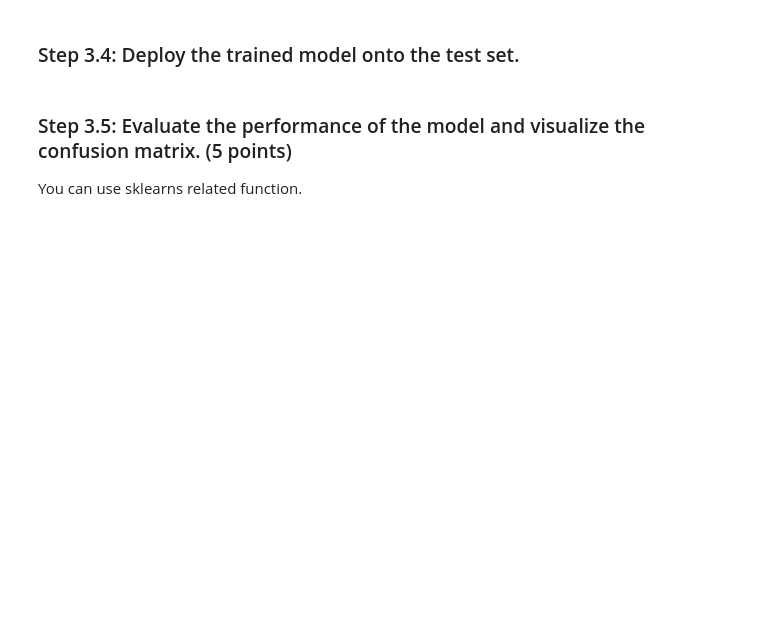
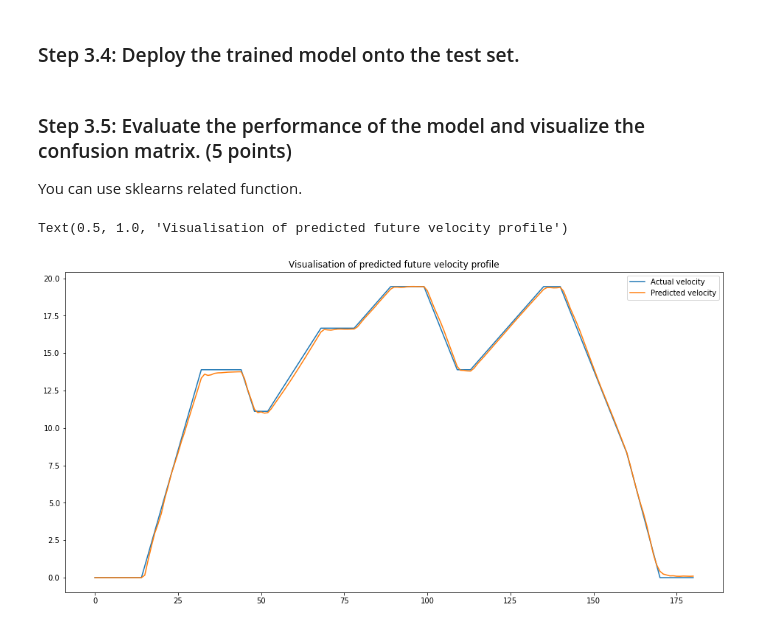
Before and after one commit to tsersiew/fyp_speed_predictor, a Jupyter notebook: LSTM.ipynb, the cells around one changed output. Saved outputs shown, nothing was run; the diff lists cells and outputs as text; code cells hidden in the pictures; blank space fills up the shorter version.

```diff
--- a/LSTM.ipynb
+++ b/LSTM.ipynb
@@ -31,9 +30,7 @@ You may add more helper functions if you want.
 
 In this section we are following the Pytorch [dataset](https://pytorch.org/vision/stable/datasets.html) class structure. You can take inspiration from their documentation.
 # %%
-# load dataset
-#cycle_nedc = pd.read_csv("../DrivingCycles/Europe/")
-
+# folder names
 dc_folders = ['Europe', 'Japan', 'USA']
 
 # Implement the dataset class
@@ -42,27 +39,23 @@ class DrivingCyclesDataset(Dataset):
                  path_to_images,
                  idxs_train,
                  idxs_test,
-                 transform_extra=None,
-                 img_size=128,
                  train=True):
         # path_to_images: where you put the driving cycles dataset
         # idxs_train: training set indexes
         # idxs_test: test set indexes
-        # transform_extra: extra data transform
-        # img_size: resize all images to a standard size
         # train: return training set or test set
 
         # Load all the driving cycles
-        #### ADD YOUR CODE HERE ####
         alldata = []
+        dcnames = []
         mat = loadmat('./DrivingCycles/WLTPextended.mat')
-        df = pd.DataFrame(mat['V_z'], columns = ['V_z'])
-        df2 = pd.DataFrame(mat['T_z'], columns = ['T_z'])
-        df3 = pd.DataFrame(mat['D_z'], columns = ['D_z'])
+        df = pd.DataFrame(mat['V_z'], columns = ['V_z']) # velocity
+        df2 = pd.DataFrame(mat['T_z'], columns = ['T_z']) # time
+        df3 = pd.DataFrame(mat['D_z'], columns = ['D_z']) # acceleration
         df4 = pd.DataFrame(mat['G_z'], columns = ['G_z'])
         df = pd.concat([df, df2, df3, df4], axis=1)
-        print(df)
         alldata.append(df)
+        dcnames.append('WLTPextended.mat')
         for folder in dc_folders:
             image_path = os.path.join(path_to_images, folder)
             files = glob.glob(image_path + '/*.mat')
@@ -73,27 +66,31 @@ class DrivingCyclesDataset(Dataset):
                 df3 = pd.DataFrame(mat['D_z'], columns = ['D_z'])
                 df4 = pd.DataFrame(mat['G_z'], columns = ['G_z'])
                 df = pd.concat([df, df2, df3, df4], axis=1)
+                dcnames.append(os.path.basename(f))
                 # each dataframe is a driving cycle
                 alldata.append(df)
+                if (f=="./DrivingCycles/Europe/NEDC.mat"):
+                    print(df.describe())
+                # can add v_ave, v_max, v_min, a_ave
 
         # Extract the driving cycles with the specified file indexes
         alldata_np = (np.array(alldata))[p] #numpy array of dataframes
+        dcnames_np = (np.array(dcnames))[p]
         if train==True:
             self.data = alldata_np[:idxs_train]
+            self.names = dcnames_np[:idxs_train]
         else:
             self.data = alldata_np[idxs_test-1:]
+            self.names = dcnames_np[:idxs_train]
 
     def __len__(self, idx):
         # Return the number of samples in a driving cycle
-        #### ADD YOUR CODE HERE ####
         return (self.data[idx]).size
 
     def __getitem__(self, idx):
         # Get an item using its index
-        # Return the driving cycle
-        #### ADD YOUR CODE HERE ####
-        sample_data = self.data[idx]
-        return sample_data
+        # Return the driving cycle and its name
+        return self.data[idx], self.names[idx]
 # %%
 def split_train_test(lendata, percentage=0.8):
     #### ADD YOUR CODE HERE ####
@@ -243,7 +225,7 @@ NameError: name 'model' is not defined
 
 Complete the training loop.
 # %%
-model.fit(x_train, y_train, epochs=50, batch_size=32)
+model.fit(x_train, y_train, epochs=10, batch_size=32)
 model.save('speed_prediction.h5')
 
 # load the model
@@ -260,7 +263,11 @@ predictions = model.predict(x_test)
 You can use sklearns related function.
 # %%
 fig, ax = plt.subplots(figsize=(16,8))
-ax.set_facecolor('#000041')
-ax.plot(y_test, color='red', label='Original price')
-plt.plot(predictions, color='cyan', label='Predicted price')
+# ax.set_facecolor('#000041')
+ax.plot(y_test, label='Actual velocity')
+plt.plot(predictions, label='Predicted velocity')
 plt.legend()
+plt.title('Visualisation of predicted future velocity profile')
+# %% [output]
+Text(0.5, 1.0, 'Visualisation of predicted future velocity profile')
+[figure, added]
```
Also changed, not shown: parts of 8 cells of this notebook, 3 other files.
